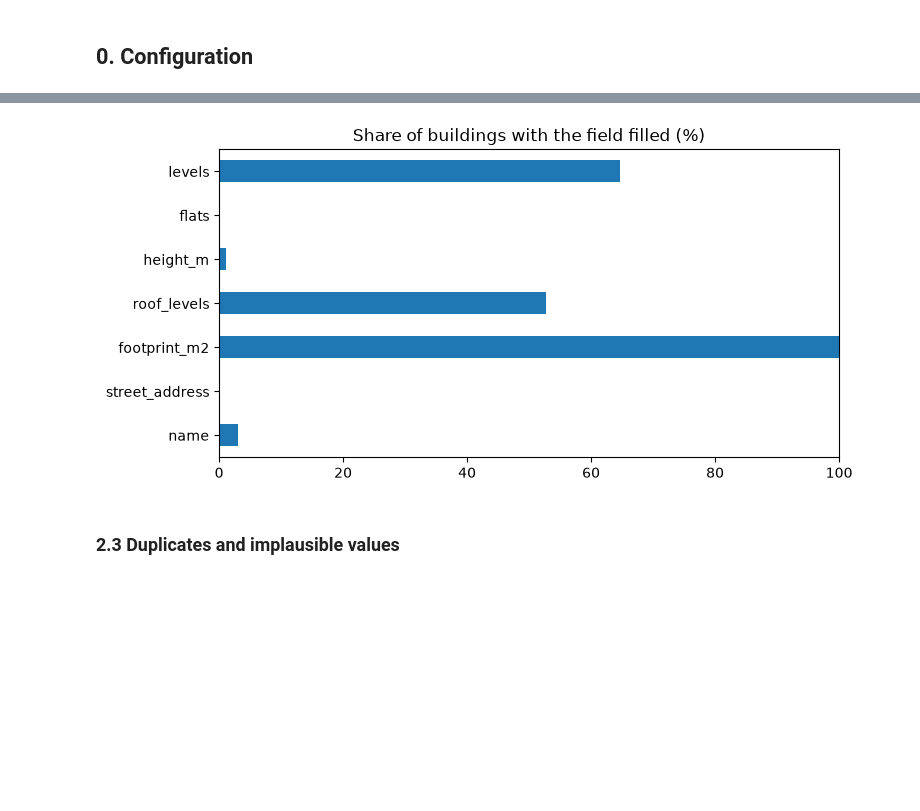
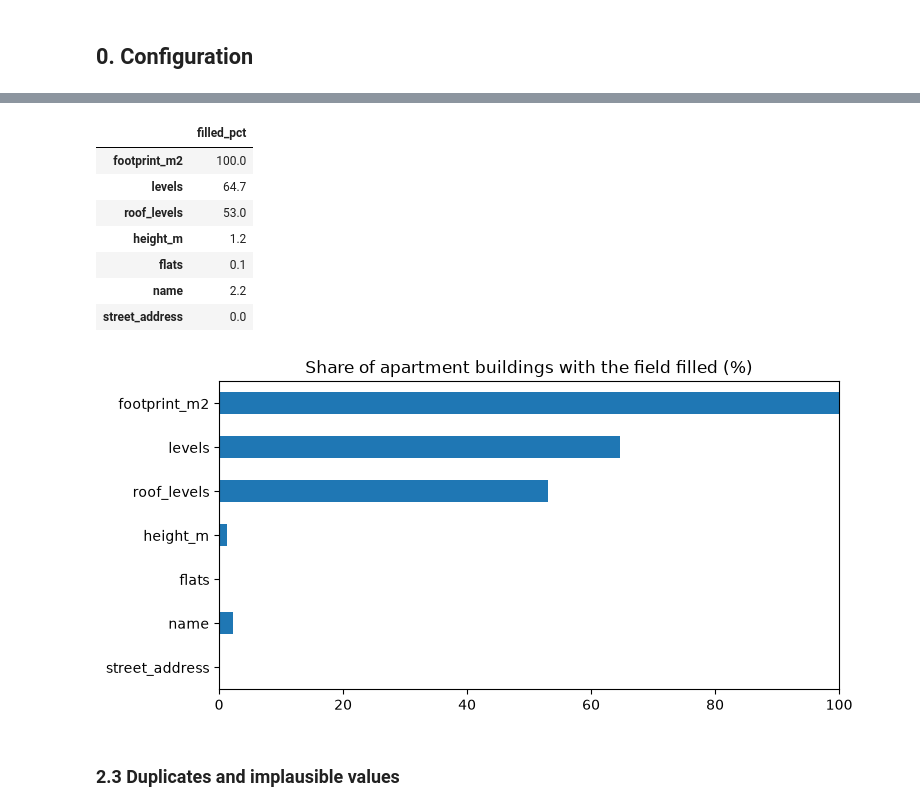
Before and after one commit to Gervig/LLM-Exam-Project, a Jupyter notebook: housing_eda.ipynb, the cells around one changed output, grey strips where cells are left out. Cells and saved outputs as stored; diff of their text form; code cells hidden in the pictures; blank space fills up the shorter version.

```diff
--- a/housing_eda.ipynb
+++ b/housing_eda.ipynb
@@ -71,15 +71,15 @@ if not DATA_CSV.exists():
     if not DOWNLOAD_IF_MISSING:
         raise FileNotFoundError(f"{DATA_CSV} not found. Run build_housing_dataset.py first.")
     import importlib, build_housing_dataset as bhd
-    importlib.reload(bhd)   # pick up a replaced script without restarting the kernel
+    importlib.reload(bhd)
     response = bhd.fetch_tiled(bhd.DEFAULT_URL, BBOX, LIMIT_PER_TILE, TILES, cache_dir="data/tiles")
     RAW_JSON.parent.mkdir(parents=True, exist_ok=True)
     RAW_JSON.write_text(json.dumps(response), encoding="utf-8")
     bhd.write_csv(bhd.rows_from_response(response), str(DATA_CSV))
 
-df = pd.read_csv(DATA_CSV)
+all_buildings = pd.read_csv(DATA_CSV)
 for col in ["levels", "flats", "height_m", "roof_levels", "footprint_m2"]:
-    df[col] = pd.to_numeric(df[col], errors="coerce")
-print(df.shape)
-df.head()
+    all_buildings[col] = pd.to_numeric(all_buildings[col], errors="coerce")
+print("all residential building ways in the CSV:", len(all_buildings))
+all_buildings.head()
 # %% [output]
@@ -163,0 +117,7 @@ plt.show()
+# %%
+types = all_buildings["building"].value_counts()
+display(types.to_frame("buildings").assign(share_pct=(types / len(all_buildings) * 100).round(1),
+                                            in_scope=lambda t: t.index.isin(APARTMENT_TAGS)))
+df = all_buildings[all_buildings["building"].isin(APARTMENT_TAGS)].copy().reset_index(drop=True)
+print(f"scope: {len(df)} apartment buildings ({len(df) / len(all_buildings):.1%} of the data); "
+      f"left out: {len(all_buildings) - len(df)} (houses, terraced, dormitories)")
@@ -200,8 +139,19 @@ display(by_building.sort_values("n", ascending=False))
 # %%
-coverage.plot.barh(title="Share of buildings with the field filled (%)", xlim=(0, 100)).invert_yaxis()
+FIELDS = ["footprint_m2", "levels", "roof_levels", "height_m", "flats", "name", "street_address"]
+coverage = df[FIELDS].notna().mean().mul(100).round(1).rename("filled_pct")
+display(coverage.to_frame())
+coverage.plot.barh(title="Share of apartment buildings with the field filled (%)", xlim=(0, 100)).invert_yaxis()
 plt.show()
 # %% [output]
+|  | filled_pct |
+| footprint_m2 | 100.0 |
+| levels | 64.7 |
+| roof_levels | 53.0 |
+| height_m | 1.2 |
+| flats | 0.1 |
+| name | 2.2 |
+| street_address | 0.0 |
-[figure, old version]
+[figure, new version]
 # %% [markdown]
 ### 2.3 Duplicates and implausible values
 # %%
```
Also changed, not shown: parts of 59 cells of this notebook, 7 other files.
